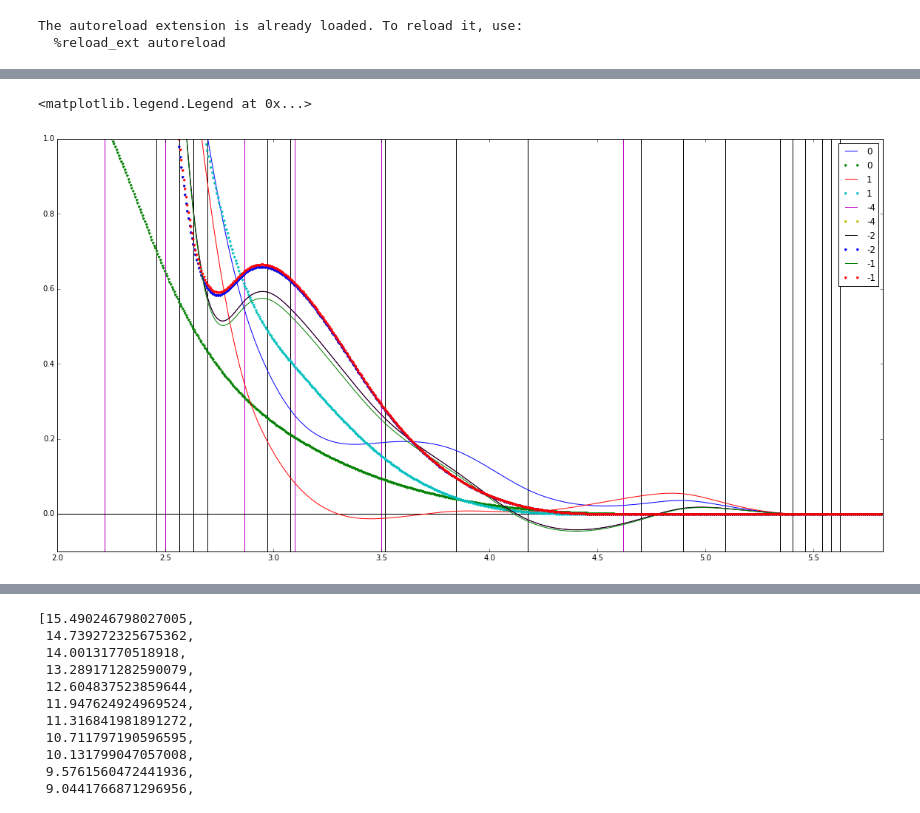
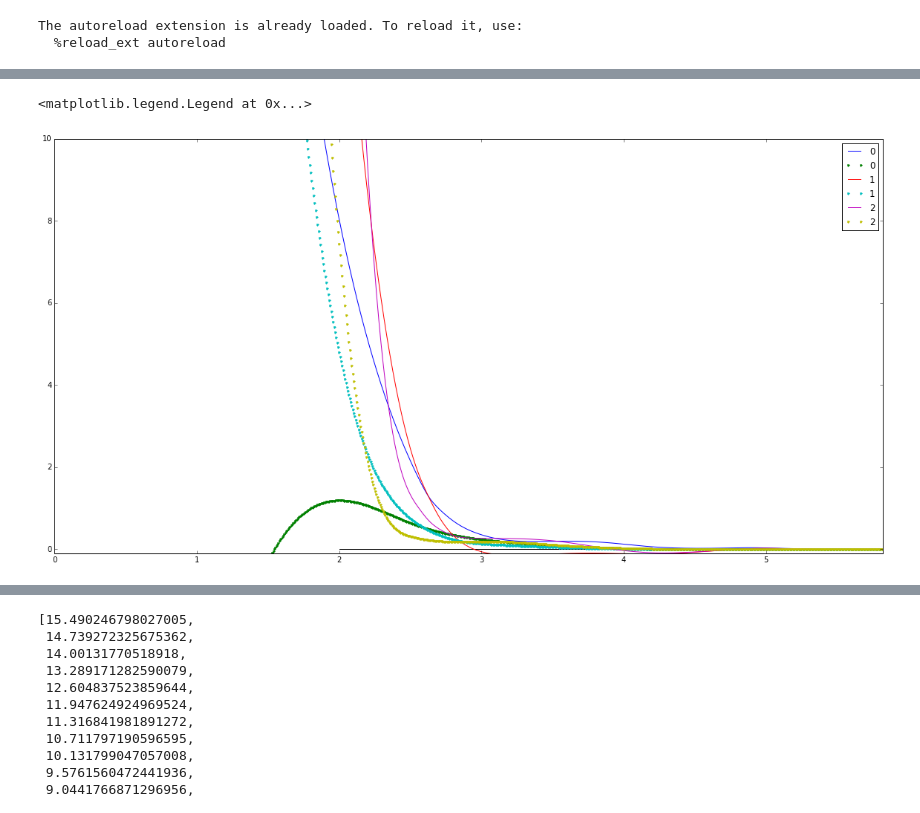
Before and after one commit to vlcekl/eam-models, a Jupyter notebook: notebooks/fit_spline.ipynb, the cells around one changed output, grey strips where cells are left out. Drawn from its saved outputs; the diff is of its cells as text; code cells hidden in the pictures.

```diff
--- a/notebooks/fit_spline.ipynb
+++ b/notebooks/fit_spline.ipynb
@@ -41,5 +41,5 @@ working = '../data/working'
 # read list of param dicts
 params_file = 'params_optimal'
 with open(os.path.join(working, params_file + '.pickle'), 'rb') as fi:
-    param_list = pickle.load(fi)
+    param_list_all = pickle.load(fi)
 # %%
@@ -47,5 +47,7 @@ stats_file = 'stats_manyall' # 'stats_samples'
 with open(os.path.join(working, stats_file+'.pickle'), 'rb') as fi:
     stats_all = pickle.load(fi)
+# %%
+param_list = param_list_all[0:1] + param_list_all[-2:]
 # %%
 S = []
 for pars in param_list:
@@ -74,33 +63,32 @@ for pars in param_list:
 # %%
 plt.figure(figsize=(20,10))
-for i in [0, 1, -4, -2, -1]:
-    params = param_list[i]
+for i, params in enumerate(param_list):
     knots_pair = params['hyperparams']['pair']
     coeff_pair = params['params']['pair']
     knots_edens = params['hyperparams']['edens']
     coeff_edens = params['params']['edens']
     embed = params['params']['embed']
 
-    rs = np.linspace(2, 5.82, 701)
+    rs = np.linspace(1, 5.82, 701)
     y_pair = [f_spline3(r, coeff_pair, knots_pair) for r in rs]
     y_edens = [f_spline3(r, coeff_edens, knots_edens) for r in rs]
 
 #    plt.scatter(params['hyperparams']['pair'], np.zeros(len(params['hyperparams']['pair'])))
     if i == -1:
         plt.vlines(params['hyperparams']['pair'], -10, 10)
         plt.vlines(params['hyperparams']['edens'], -10, 10, colors='m')
 
     plt.plot(rs, y_pair, '-', label=str(i))
     plt.plot(rs, y_edens, '.', label=str(i))
 
-    plt.xlim(2.0, 5.82)
-    plt.ylim(-0.1,1.0)
+    plt.xlim(0.0, 5.82)
+    plt.ylim(-0.1,10.0)
     plt.hlines(xmin=2.0, xmax=6.0, y=0.0)
 
 plt.legend()
 # %% [output]
 <matplotlib.legend.Legend at 0x...>
-[figure, old version]
+[figure, new version]
 # %%
 #S = [1./4.12265151, 1./8.44551209, 1./12.71800096]
 plt.figure(figsize=(20,10))
```
Also changed, not shown: parts of 7 cells of this notebook, 35 other files.
